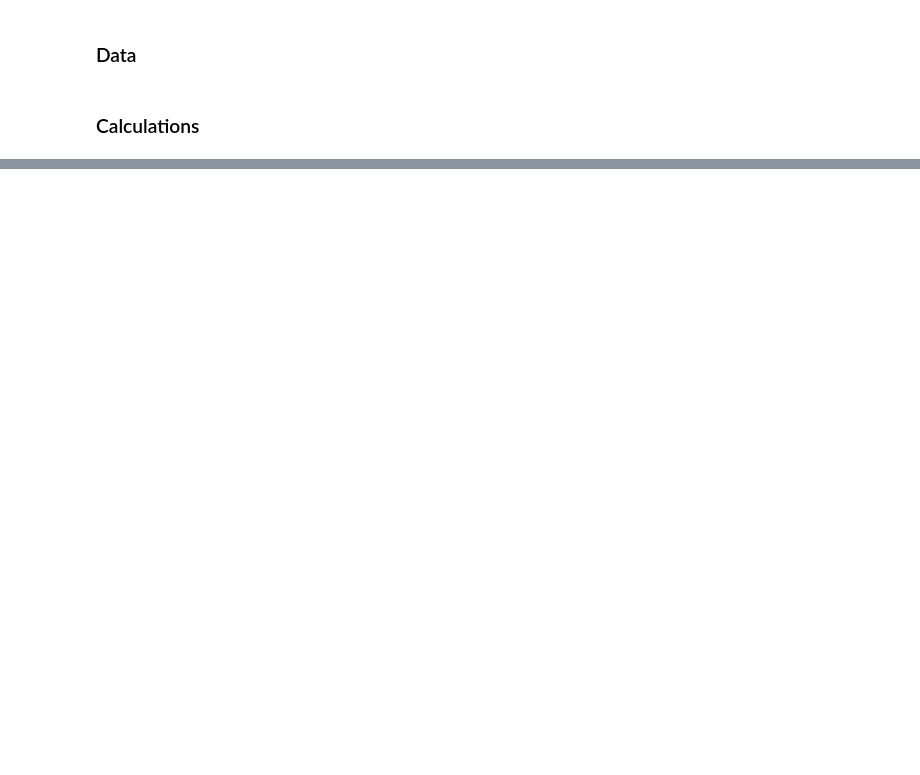
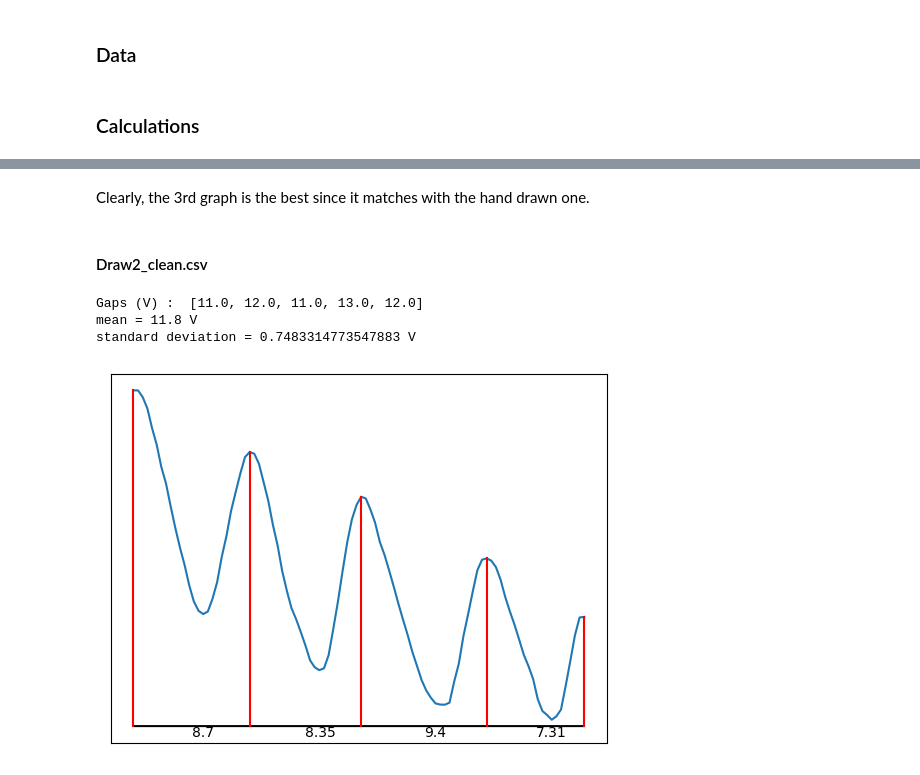
Before and after one commit to pranav-joshi-iitgn/UGSL, a Jupyter notebook: Frank.ipynb, the cells around one changed output, grey strips where cells are left out. Saved outputs shown, nothing was run; the diff lists cells and outputs as text; code cells hidden in the pictures; blank space fills up the shorter version.

```diff
--- a/Frank.ipynb
+++ b/Frank.ipynb
@@ -157,0 +94,42 @@ print(mu,sd,sep = ",")
+# %% [markdown]
+Clearly, the 3rd graph is the best since it matches with the hand drawn one.
+# %% [markdown]
+#### Draw2_clean.csv
+# %%
+X = read_csv("Draw2_clean.csv")
+X = X.values
+V,I = X[:,0],X[:,1]
+N = len(V)
+peaks = [i for i in range(1,N-1) if I[i-1] <= I[i] and I[i+1] <= I[i]]
+peaks = [0] + peaks + [N-1]
+plot(V,I)
+minI = min(I)
+maxI = max(I)
+low = minI - (maxI- minI)/50
+lower = minI - (maxI - minI)/20
+for j,i in enumerate(peaks):
+    x,y = V[i],I[i]
+    plot([x,x],[low,y],'r')
+    if j+1 < len(peaks):
+        x2 = V[peaks[j+1]]
+        arrow(x,low,x2-x,0)
+        arrow(x2,low,x-x2,0)
+        text((x2+x)/2,lower ,str(round(abs(x2-x),2)))
+
+
+V = [MP[i][0] for i in range(len(MP))]
+Vd = [V[i] - V[i-1] for i in range(1,len(V))]
+mu = sum(Vd)/len(Vd)
+dev2 = [(x - mu)**2 for x in Vd]
+Var = sum(dev2)/len(dev2)
+sd = Var**0.5
+xticks([])
+yticks([])
+print("Gaps (V) : ",Vd)
+print("mean =",mu,"V")
+print("standard deviation =",sd,"V")
+# %% [output]
+Gaps (V) :  [11.0, 12.0, 11.0, 13.0, 12.0]
+mean = 11.8 V
+standard deviation = 0.7483314773547883 V
+[figure, added]
```
Also changed, not shown: parts of 12 cells of this notebook.
